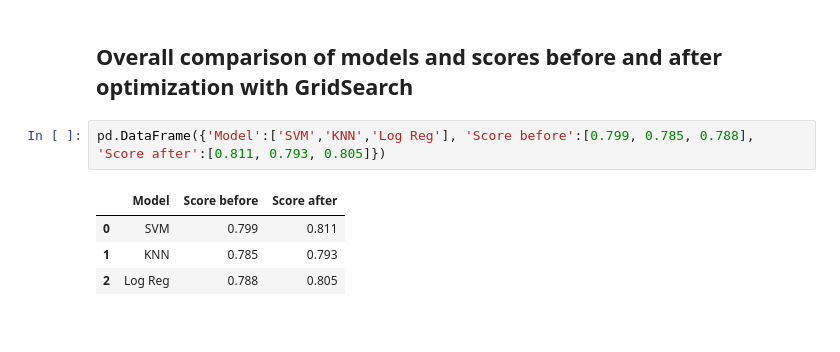
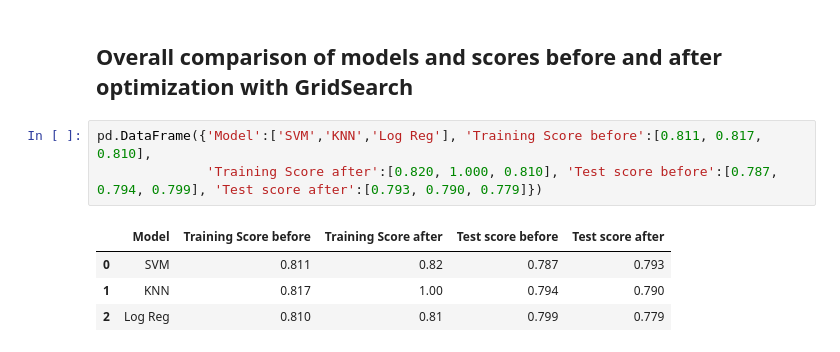
Before and after one commit to lrondi/machine-learning, a Jupyter notebook: svm.ipynb, the cells around one changed output. Drawn from its saved outputs; the diff is of its cells as text.

```diff
--- a/svm.ipynb
+++ b/svm.ipynb
@@ -470,9 +447,10 @@ pd.DataFrame({'class': ["CONFIRMED", "FALSE POSITIVE", "CANDIDATE"], 'f1_score b
 # %% [markdown]
 ## Overall comparison of models and scores before and after optimization with GridSearch
 # %%
-pd.DataFrame({'Model':['SVM','KNN','Log Reg'], 'Score before':[0.799, 0.785, 0.788], 'Score after':[0.811, 0.793, 0.805]})
+pd.DataFrame({'Model':['SVM','KNN','Log Reg'], 'Training Score before':[0.811, 0.817, 0.810],
+              'Training Score after':[0.820, 1.000, 0.810], 'Test score before':[0.787, 0.794, 0.799], 'Test score after':[0.793, 0.790, 0.779]})
 # %% [output]
-|  | Model | Score before | Score after |
-| 0 | SVM | 0.799 | 0.811 |
-| 1 | KNN | 0.785 | 0.793 |
-| 2 | Log Reg | 0.788 | 0.805 |
+|  | Model | Training Score before | Training Score after | Test score before | Test score after |
+| 0 | SVM | 0.811 | 0.82 | 0.787 | 0.793 |
+| 1 | KNN | 0.817 | 1.00 | 0.794 | 0.790 |
+| 2 | Log Reg | 0.810 | 0.81 | 0.799 | 0.779 |
```
Also changed, not shown: parts of 26 cells of this notebook, 1 other file.
